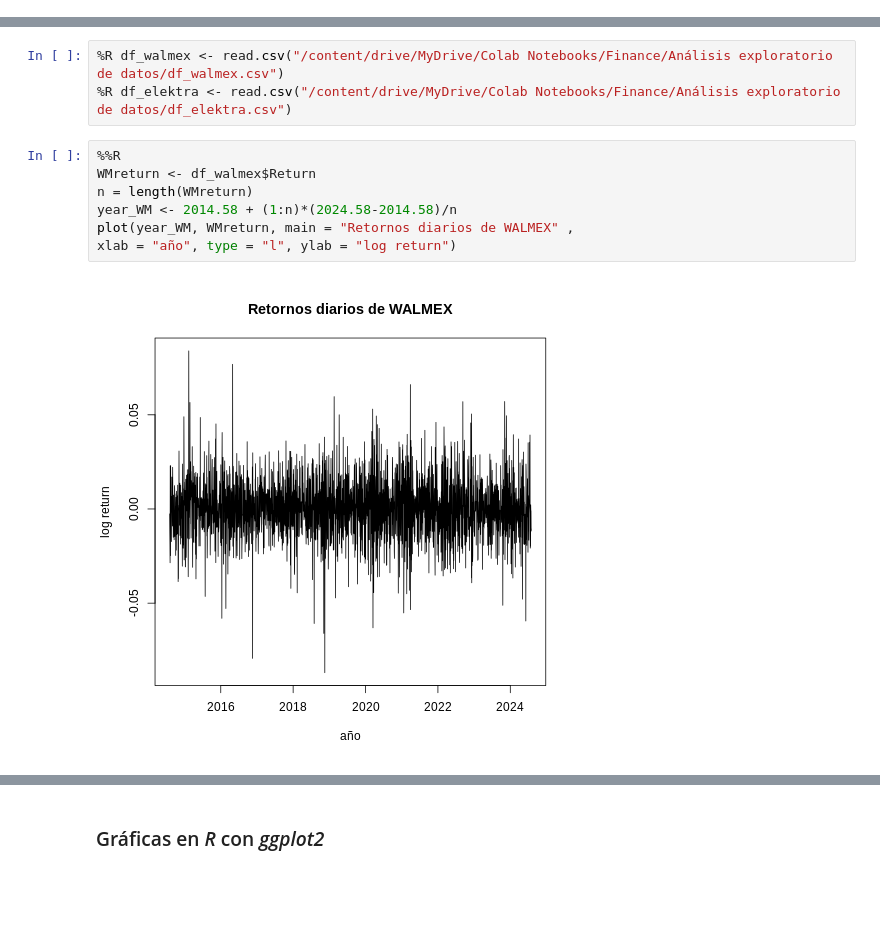
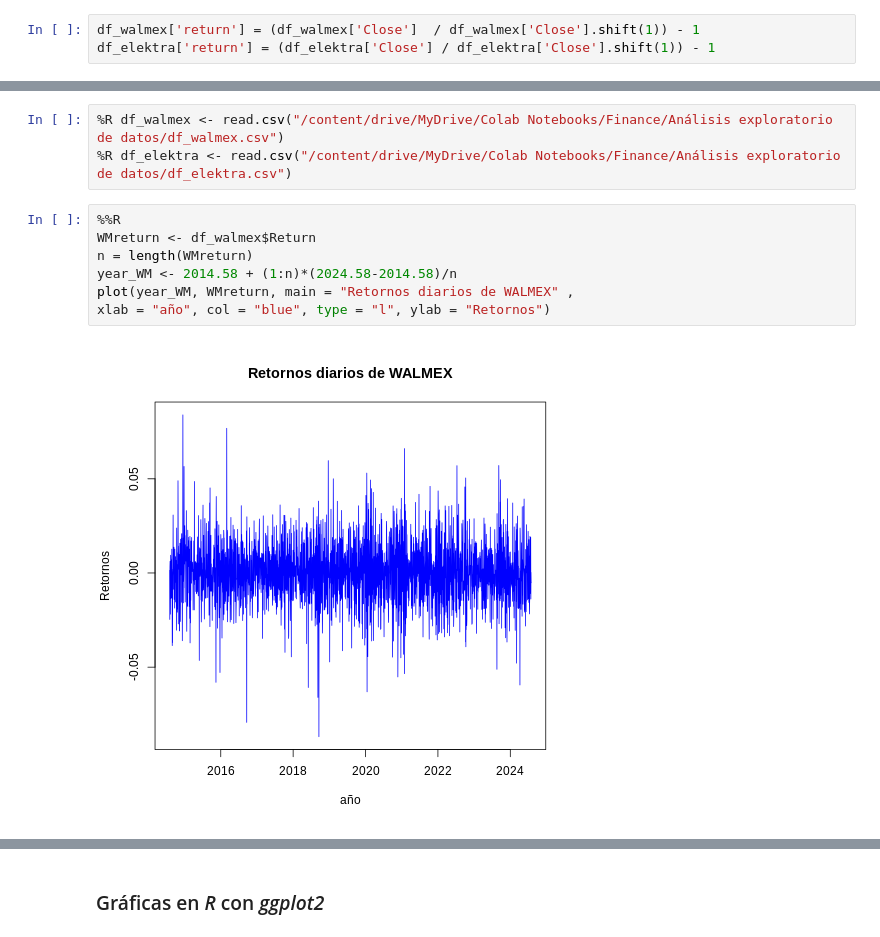
Before and after one commit to ladrianx/proyectos, a Jupyter notebook: ANALISIS_EXPLORATORIO_DE_DATOS.ipynb, the cells around one changed output, grey strips where cells are left out. Cells and saved outputs as stored; diff of their text form; blank space fills up the shorter version.

```diff
--- a/ANALISIS_EXPLORATORIO_DE_DATOS.ipynb
+++ b/ANALISIS_EXPLORATORIO_DE_DATOS.ipynb
@@ -190 +264,4 @@ print(df_walmex.head())
+# %%
+df_walmex['return'] = (df_walmex['Close']  / df_walmex['Close'].shift(1)) - 1
+df_elektra['return'] = (df_elektra['Close'] / df_elektra['Close'].shift(1)) - 1
 # %% [markdown]
@@ -287,12 +366,12 @@ Leemos los datos de WALMEX y ELEKTRA para usarlos en *R*
 # %%
 %%R
 WMreturn <- df_walmex$Return
 n = length(WMreturn)
 year_WM <- 2014.58 + (1:n)*(2024.58-2014.58)/n
 plot(year_WM, WMreturn, main = "Retornos diarios de WALMEX" ,
-xlab = "año", type = "l", ylab = "log return")
+xlab = "año", col = "blue", type = "l", ylab = "Retornos")
 # %% [output]
-[figure, old version]
+[figure, new version]
 # %%
 %%R
 EMreturn <- df_elektra$Return
```
Also changed, not shown: parts of 182 cells of this notebook.
